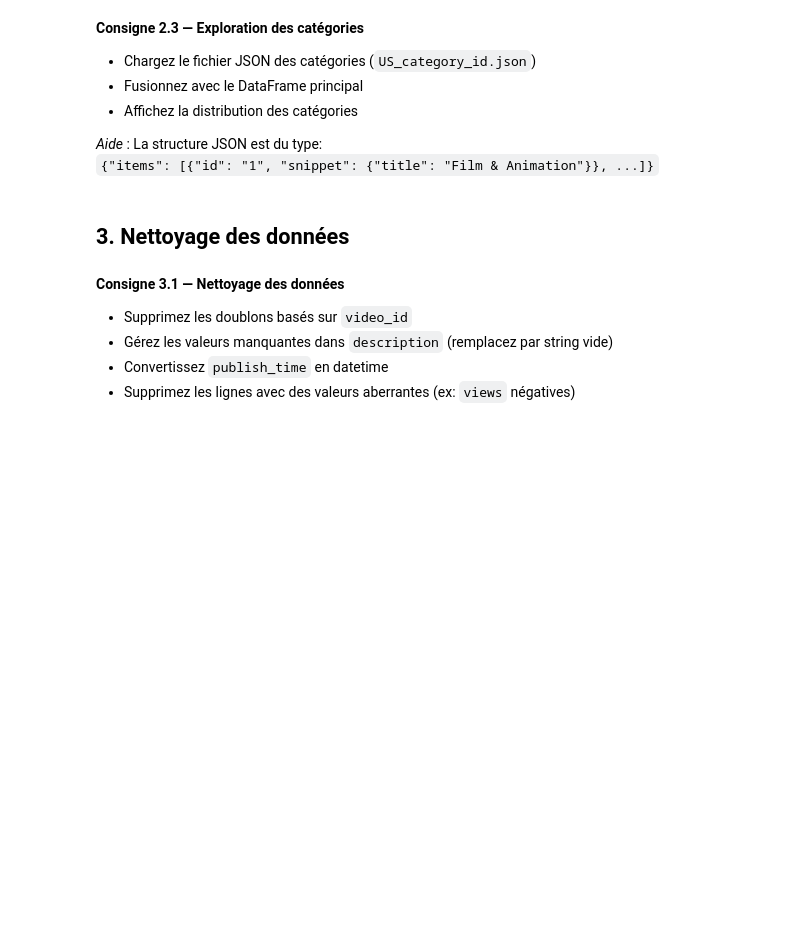
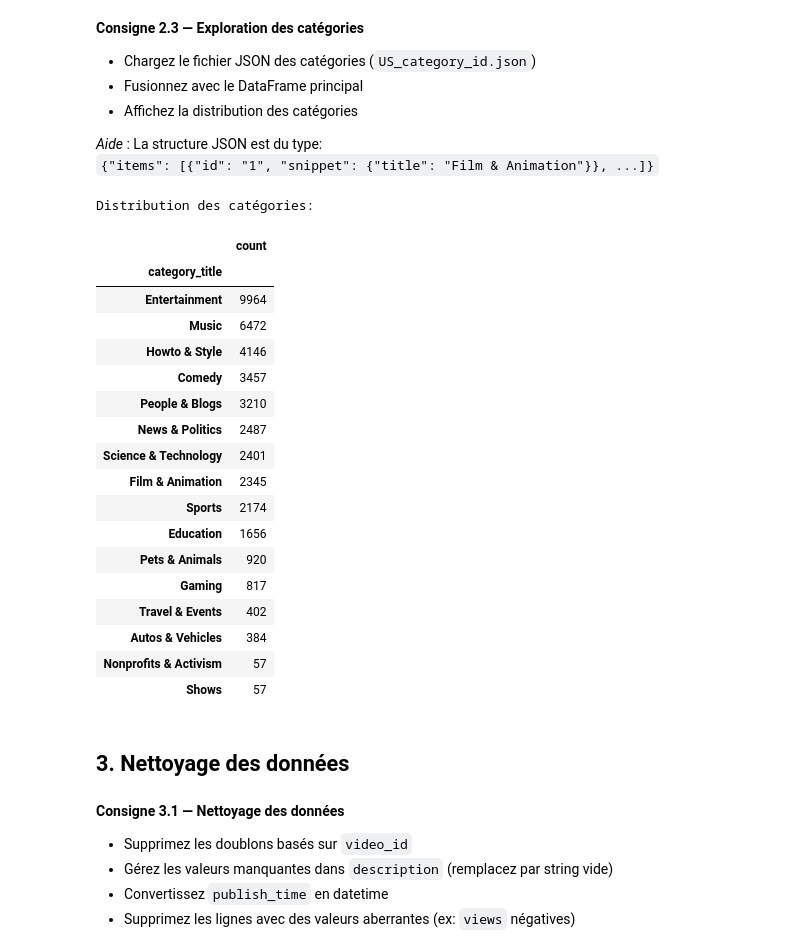
Before and after one commit to Fadila04/classification-IA, a Jupyter notebook: projet-ml-youtube-trending-68b010e7b5bc2532236423.ipynb, the cells around one changed output. Saved outputs shown, nothing was run; the diff lists cells and outputs as text; code cells hidden in the pictures; blank space fills up the shorter version.

```diff
--- a/projet-ml-youtube-trending-68b010e7b5bc2532236423.ipynb
+++ b/projet-ml-youtube-trending-68b010e7b5bc2532236423.ipynb
@@ -80,15 +142,46 @@ df = pd.read_csv('data/USvideos.csv', encoding='utf-8')
 `{"items": [{"id": "1", "snippet": {"title": "Film & Animation"}}, ...]}`
 # %%
 # VOTRE CODE ICI - Section 2.3
-# import pandas as pd
-# import json
-# categories_raw = read-json...
-# items = categories_raw['items'].tolist()
-# category_dict = {int(item['id']): item['snippet']['title'] for item in items}
-# cat_df = pd.DataFrame(list(category_dict.items()), columns=['category_id', 'category_title'])
-# df_merged = df.merge(cat_df, how='left', left_on='category_id', right_on='category_id')
-# print("Distribution des catégories:")
-# display(df_merged['category_title'].value_counts().to_frame('count'))
+import json
+import pandas as pd
+# Chargement du fichier JSON des catégories
+categories_raw = pd.read_json('data/US_category_id.json')
+
+# Conversion de la colonne items en liste
+items = categories_raw['items'].tolist()
+
+# Création d'un dictionnaire id_category:titre_category
+category_dict = {int(item['id']): item['snippet']['title'] for item in items}
+
+# Transformation de dataframe
+cat_df = pd.DataFrame(list(category_dict.items()), columns=['category_id', 'category_title'])
+
+# Jointure avec le dataframe principal
+df_merged = df.merge(cat_df, how='left', left_on='category_id', right_on='category_id')
+
+# Affichage et somme de nombre de vidéo
+print("Distribution des catégories:")
+display(df_merged['category_title'].value_counts().to_frame('count'))
+# %% [output]
+Distribution des catégories:
+|  | count |
+| category_title |  |
+| Entertainment | 9964 |
+| Music | 6472 |
+| Howto & Style | 4146 |
+| Comedy | 3457 |
+| People & Blogs | 3210 |
+| News & Politics | 2487 |
+| Science & Technology | 2401 |
+| Film & Animation | 2345 |
+| Sports | 2174 |
+| Education | 1656 |
+| Pets & Animals | 920 |
+| Gaming | 817 |
+| Travel & Events | 402 |
+| Autos & Vehicles | 384 |
+| Nonprofits & Activism | 57 |
+| Shows | 57 |
 # %% [markdown]
 ## 3. Nettoyage des données
 # %% [markdown]
```
Also changed, not shown: parts of 23 cells of this notebook, 1 other file.
